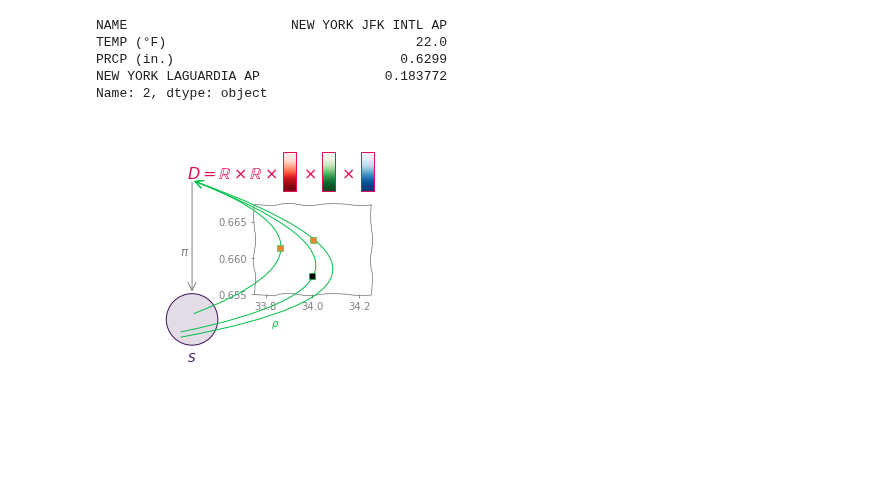
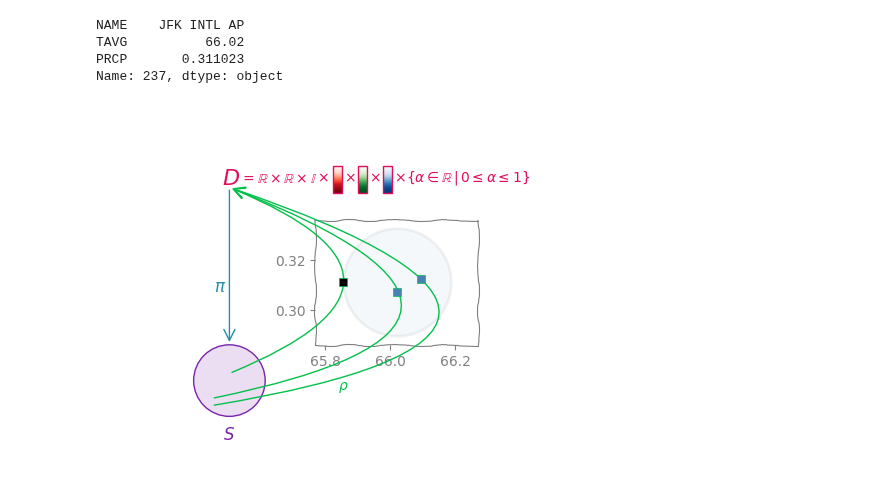
Before and after one commit to story645/team, a Jupyter notebook: paper/figcode/trivialbundle.ipynb, the cells around one changed output. Saved outputs shown, nothing was run; the diff lists cells and outputs as text; code cells hidden in the pictures; blank space fills up the shorter version.

```diff
--- a/paper/figcode/trivialbundle.ipynb
+++ b/paper/figcode/trivialbundle.ipynb
@@ -25,3 +27,3 @@ plt
 # %%
 # tau
-df = pd.read_csv("plot_data")
+df = pd.read_parquet("nydata_2022.parquet")
@@ -129,72 +145,88 @@ fig.savefig(paper_path/"fbnet", bbox_inches='tight', dpi=200)
 # %%
-row
+row = df[['NAME', 'TAVG', 'PRCP']][(df['NAME']=="JFK INTL AP")].loc[237].iloc[-1]
-# %% [output]
-NAME                     NEW YORK JFK INTL AP
-TEMP (°F)                                22.0
-PRCP (in.)                             0.6299
-NEW YORK LAGUARDIA AP                0.183772
-Name: 2, dtype: object
+# %%
+row ##axrho.set(ylim=(.655, .6675), xlim=(33.75, 34.25))
+# %% [output]
+NAME    JFK INTL AP
+TAVG          66.02
+PRCP       0.311023
+Name: 237, dtype: object
 # %%
-row = df[['NAME', 'TEMP (°F)', 'PRCP (in.)']].loc[0]
 fig, ax = plt.subplots(figsize=(6,6))
 x0 = .325
 xt = x0+.02
-ax.text(x0,.8, r"$D = \mathbb{R}\times\mathbb{R}$", fontsize=16, color=pcd['fiber'], ha='left')
+text = ax.text(x0,.8, r"$D$",  fontsize=16, color=pcd['fiber'], ha='left', va='baseline')
+tf = ax.annotate(r"$= \mathbb{R}\times\mathbb{R}\times\mathbb{I}$", xy=(1,.5), xycoords=text,
+            fontsize=10, color=pcd['fiber'], ha='left', va='center')
 
 #(left, right, bottom, top)
-pad = .15
-xc = .7
+pad = .07
+va = 'bottom'
+ha = 'left'
+xy = (1,0)
+xycoords = tf
+xc = x0 + .31
 for cmap, xo in zip([plt.cm.Reds, plt.cm.Greens, plt.cm.Blues], np.array([xc, xc+pad, xc+pad*2])):
-    ax.text(xo-pad/2, .8, r"$\times$", fontsize=16, color=pcd['fiber'])
-    extents = [xo, xo+.05, .75, .9]
+
+    ax.annotate(r"$\times$", xycoords=xycoords, xy = xy, fontsize=10, color=pcd['fiber'], va=va, ha=ha)
+    extents = [xo, xo+.025, .775, .85]
     im = ax.imshow(np.array([[0.,1.], [0.,1.]]).T, cmap = cmap, interpolation = 'bicubic', extent=extents)
-    ax.add_patch(mpatches.Rectangle((extents[0], extents[2]), extents[1]-extents[0], extents[3]-extents[2],
+    rf = ax.add_patch(mpatches.Rectangle((extents[0], extents[2]), extents[1]-extents[0], extents[3]-extents[2],
                                     facecolor='none', edgecolor=pcd['fiber']))
+    ha = 'center'
+    xy = (1.85, 0)
+    xycoords = (rf, tf)
 
+times = ax.annotate(r"$ \times$",
+            xy=xy, xycoords=xycoords, fontsize=10, color=pcd['fiber'], ha=ha, va=va)
+
+ax.annotate(r"$\{\alpha \in \mathbb{R} \,\vert \, 0\leq \alpha \leq 1\}$",
+            xy=(1,.55), xycoords=times, fontsize=10, color=pcd['fiber'], ha='left', va='center')
 
 yb = .25
 ax.add_patch(mpatches.Circle((xt, yb), .1, edgecolor=pcd['base'],
                                     facecolor=mcolors.to_rgba(pcd['base'], alpha=.15)))
 ax.text(xt, yb-.15, r"$S$", va='center', ha='center', color=pcd['base'], fontsize=12)
 
-ax.text(xt-.01 ,.5, r"$\pi$", ha='right', fontsize=12, color='gray')
+ax.text(xt-.01 ,.5, r"$\pi$", ha='right', fontsize=12, color=pcd['total'])
 
-pi = mpatches.FancyArrowPatch((xt, .79),(xt, yb+.1), arrowstyle='->', mutation_scale=20, color='gray')
+pi = mpatches.FancyArrowPatch((xt, .79),(xt, yb+.1), arrowstyle='->', mutation_scale=20, color=pcd['total'])
 ax.add_artist(pi)
 
 #ax.text(.6,.5, r"$\rho$ =", ha='left', va='center', fontsize=12, color=pcd['section'])
-x, y = (row['TEMP (°F)'],row['PRCP (in.)'])
+x, y = (row['TAVG'],row['PRCP'])
 axrho = ax.inset_axes([.45, .35, .35, .35])
 axrho.spines[:].set_sketch_params(1, 100, 10)
 axrho.spines[:].set_color('gray')
 axrho.tick_params(colors='gray')
+cinner = 'steelblue'
 
-#axrho.scatter(x,y, color= ip.cdict[row['NAME']], s=400, edgecolor='k', alpha=.25)
+axrho.scatter(x,y, color= cinner, s=6000, edgecolor='k', lw=2, alpha=.05)
 
-cinner = ip.cdict[row['NAME']]
-gsecs = [(.001, .001, -0.05, -.07, cinner, 'arc3,rad=1.87'),
-         (-.001, -.004, -.05, -.05,'k', 'arc3,rad=1.71'),
-         (-.14, 0, 0, .02, cinner, 'arc3,rad=1.325')]
+
+gsecs = [(.075, .00145, -0.05, -.07, cinner, 'arc3,rad=2'),
+         (.0015, -.004, -.05, -.05, cinner, 'arc3,rad=1.71'),
+         (-.165, 0, 0, .02, 'k', 'arc3,rad=1.225')]
 
 for  (xo, yo, jx, jy, co, cs) in gsecs:
     rho = mpatches.FancyArrowPatch((xt+jx, yb+jy), (xt, .79),
                                arrowstyle='->', connectionstyle=cs,
                                mutation_scale=20, color=pcd['section'], zorder=6)
 
     ax.add_artist(rho)
 
     ax.scatter(x + xo,  y + yo, color=co, marker='s',
                   s=40, edgecolor=pcd['section'], linewidth=.5, zorder=12,
                  transform=axrho.transData)
 
 ax.text(.65, yb-.025, r"$\rho$", color=pcd['section'])
 
-axrho.set(ylim=(.655, .6675), xlim=(33.75, 34.25))
+axrho.set(ylim=(y-.025, y+.025), xlim=(x-.25, x+.25))
 ax.set(xlim=(0,1.3), ylim=(0,1), aspect='equal')
 ax.axis('off')
 fig.savefig("../figures/fb_rho.png", dpi=300, bbox_inches='tight')
 # %% [output]
-[figure, old version]
+[figure, new version]
 # %%
     base = mpatches.Ellipse((1, .25), width=1.4, height=.2, facecolor='none',
                             edgecolor=pcd['base'], lw=2)
```
Also changed, not shown: parts of 6 cells of this notebook, 11 other files.
